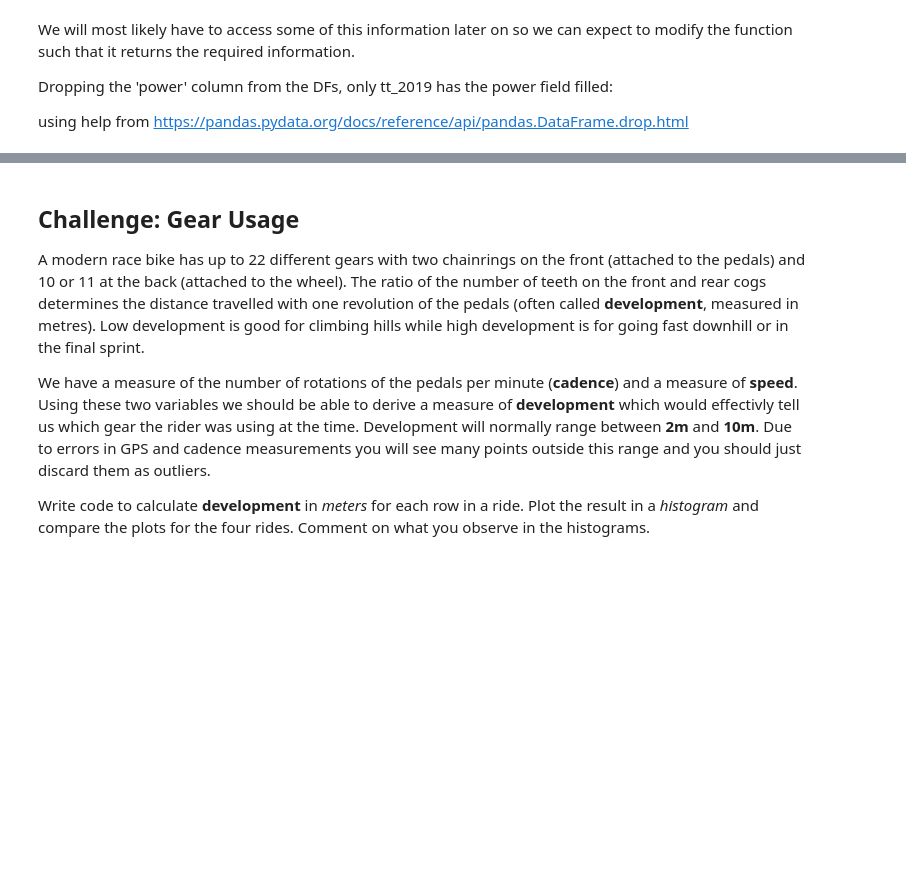
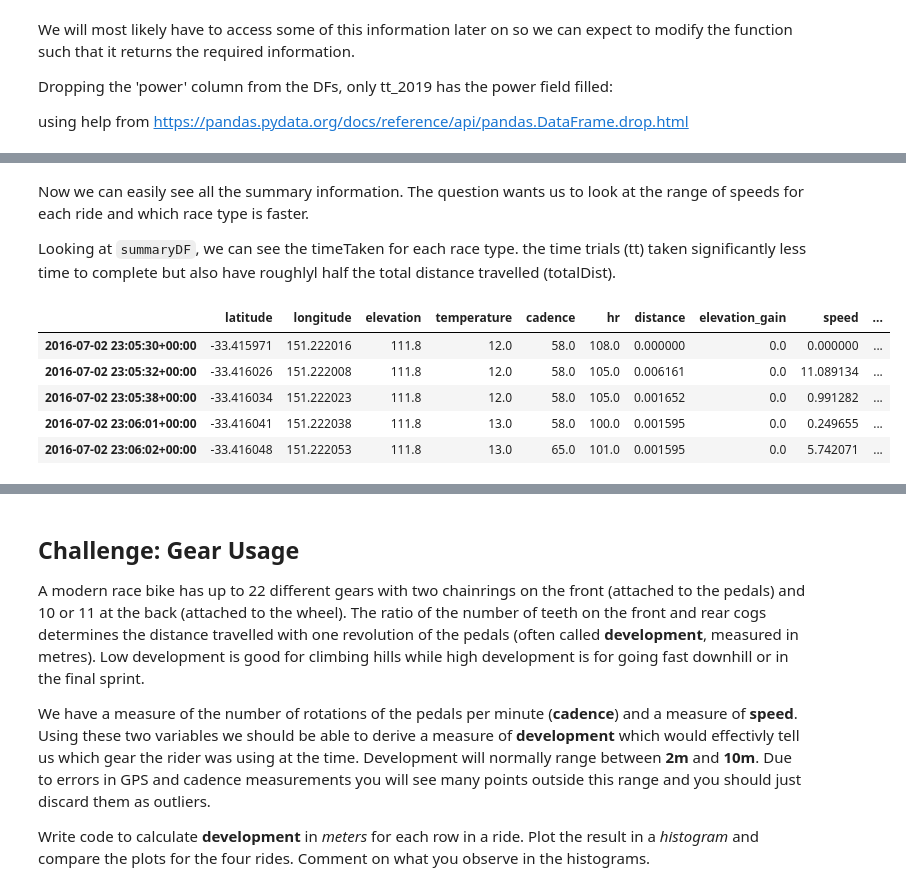
Before and after one commit to MQCOMP2200-S2-2021/Data-Science-Labs, a Jupyter notebook: Portfolio 1.ipynb, the cells around one changed output, grey strips where cells are left out. Cells and saved outputs as stored; diff of their text form; code cells hidden in the pictures; blank space fills up the shorter version.

```diff
--- a/Portfolio 1.ipynb
+++ b/Portfolio 1.ipynb
@@ -354,0 +342,13 @@ test
+# %% [markdown]
+Now we can easily see all the summary information. The question wants us to look at the range of speeds for each ride and which race type is faster.
+
+Looking at `summaryDF`, we can see the timeTaken for each race type. the time trials (tt) taken significantly less time to complete but also have roughlyl half the total distance travelled (totalDist).
+# %%
+tt_16.head()
+# %% [output]
+|  | latitude | longitude | elevation | temperature | cadence | hr | distance | elevation_gain | speed | ... |
+| 2016-07-02 23:05:30+00:00 | -33.415971 | 151.222016 | 111.8 | 12.0 | 58.0 | 108.0 | 0.000000 | 0.0 | 0.000000 | ... |
+| 2016-07-02 23:05:32+00:00 | -33.416026 | 151.222008 | 111.8 | 12.0 | 58.0 | 105.0 | 0.006161 | 0.0 | 11.089134 | ... |
+| 2016-07-02 23:05:38+00:00 | -33.416034 | 151.222023 | 111.8 | 12.0 | 58.0 | 105.0 | 0.001652 | 0.0 | 0.991282 | ... |
+| 2016-07-02 23:06:01+00:00 | -33.416041 | 151.222038 | 111.8 | 13.0 | 58.0 | 100.0 | 0.001595 | 0.0 | 0.249655 | ... |
+| 2016-07-02 23:06:02+00:00 | -33.416048 | 151.222053 | 111.8 | 13.0 | 65.0 | 101.0 | 0.001595 | 0.0 | 5.742071 | ... |
```
Also changed, not shown: parts of 22 cells of this notebook.
